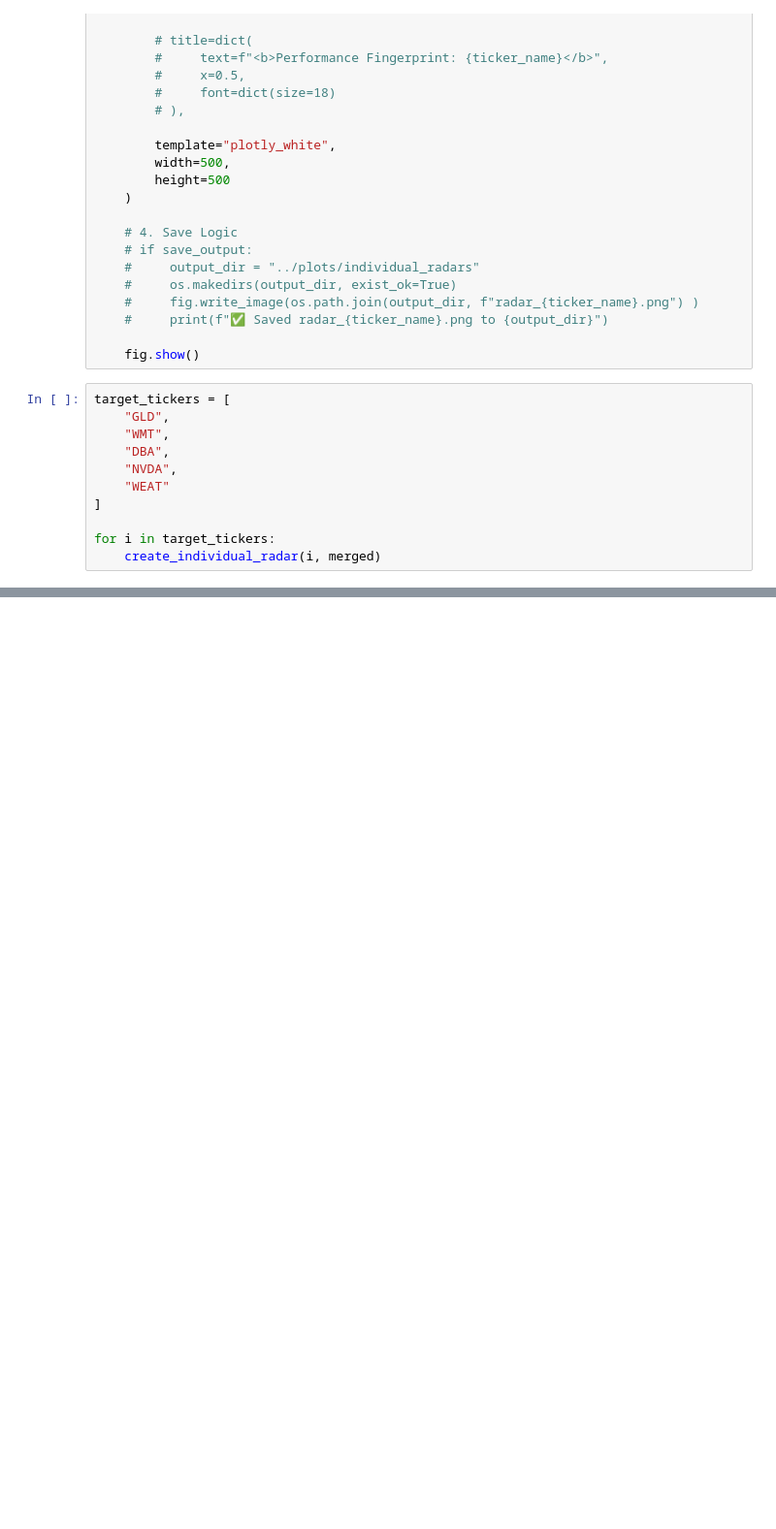
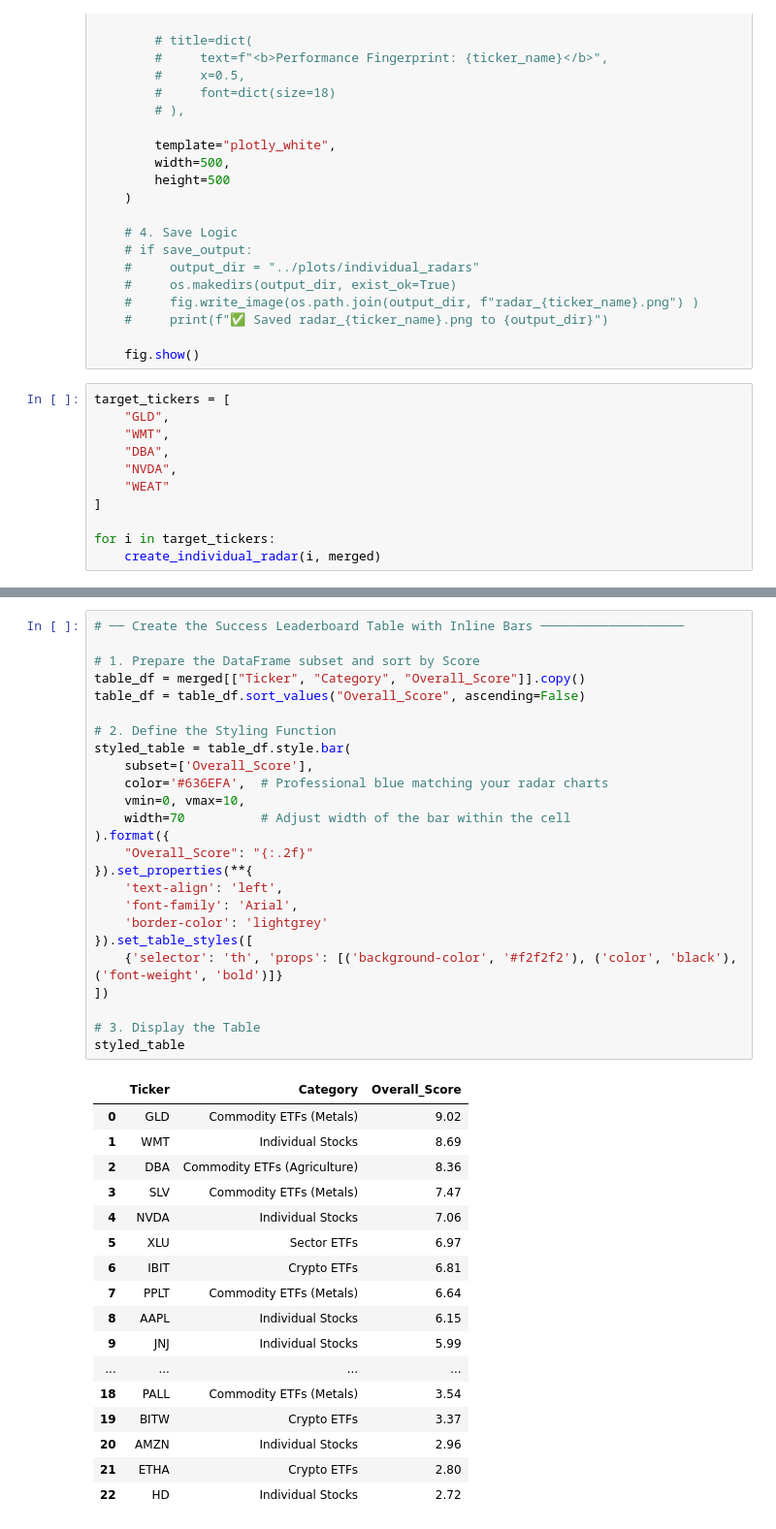
Before and after one commit to loganmcdavid11/Modern-Store-Of-Value, a Jupyter notebook: notebooks/radar_chart.ipynb, the cells around one changed output, grey strips where cells are left out. Shown at 97% size. Saved outputs shown, nothing was run; the diff lists cells and outputs as text; blank space fills up the shorter version.

Commit message:
New leaderboard plot

```diff
--- a/notebooks/radar_chart.ipynb
+++ b/notebooks/radar_chart.ipynb
@@ -312,0 +358,43 @@ for i in target_tickers:
+# %%
+# ── Create the Success Leaderboard Table with Inline Bars ───────────────────
+
+# 1. Prepare the DataFrame subset and sort by Score
+table_df = merged[["Ticker", "Category", "Overall_Score"]].copy()
+table_df = table_df.sort_values("Overall_Score", ascending=False)
+
+# 2. Define the Styling Function
+styled_table = table_df.style.bar(
+    subset=['Overall_Score'],
+    color='#636EFA',  # Professional blue matching your radar charts
+    vmin=0, vmax=10,
+    width=70          # Adjust width of the bar within the cell
+).format({
+    "Overall_Score": "{:.2f}"
+}).set_properties(**{
+    'text-align': 'left',
+    'font-family': 'Arial',
+    'border-color': 'lightgrey'
+}).set_table_styles([
+    {'selector': 'th', 'props': [('background-color', '#f2f2f2'), ('color', 'black'), ('font-weight', 'bold')]}
+])
+
+# 3. Display the Table
+styled_table
+# %% [output]
+|  | Ticker | Category | Overall_Score |
+| 0 | GLD | Commodity ETFs (Metals) | 9.02 |
+| 1 | WMT | Individual Stocks | 8.69 |
+| 2 | DBA | Commodity ETFs (Agriculture) | 8.36 |
+| 3 | SLV | Commodity ETFs (Metals) | 7.47 |
+| 4 | NVDA | Individual Stocks | 7.06 |
+| 5 | XLU | Sector ETFs | 6.97 |
+| 6 | IBIT | Crypto ETFs | 6.81 |
+| 7 | PPLT | Commodity ETFs (Metals) | 6.64 |
+| 8 | AAPL | Individual Stocks | 6.15 |
+| 9 | JNJ | Individual Stocks | 5.99 |
+| ... | ... | ... | ... |
+| 18 | PALL | Commodity ETFs (Metals) | 3.54 |
+| 19 | BITW | Crypto ETFs | 3.37 |
+| 20 | AMZN | Individual Stocks | 2.96 |
+| 21 | ETHA | Crypto ETFs | 2.80 |
+| 22 | HD | Individual Stocks | 2.72 |
```
Also changed, not shown: parts of 3 cells of this notebook, 1 other file.
